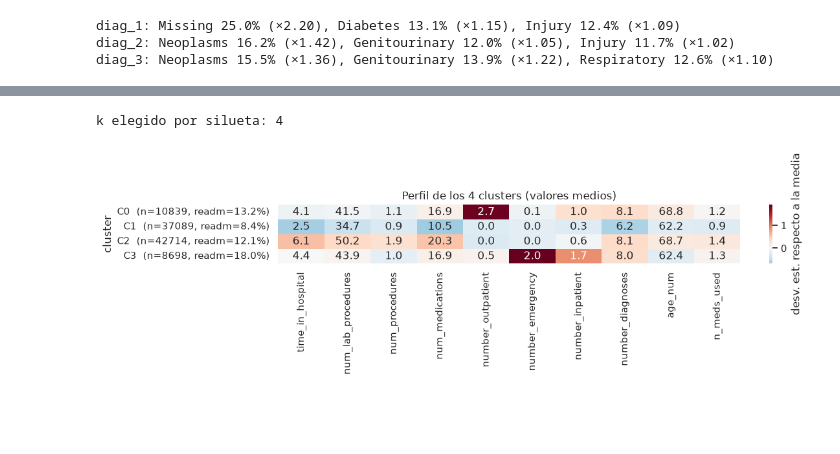
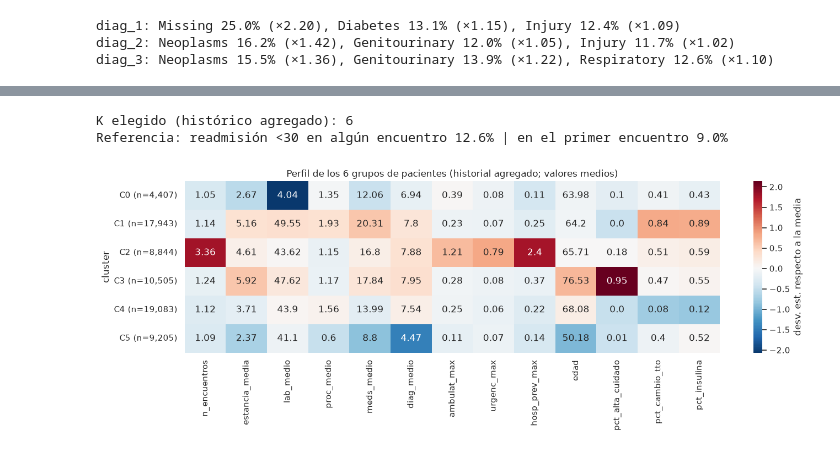
Before and after one commit to danielaestudio02-del/Diabetes, a Jupyter notebook: diabetes_data_mining.ipynb, the cells around one changed output, grey strips where cells are left out. Cells and saved outputs as stored; diff of their text form; code cells hidden in the pictures; blank space fills up the shorter version.

```diff
--- a/diabetes_data_mining.ipynb
+++ b/diabetes_data_mining.ipynb
@@ -843,10 +914,0 @@ k-means sobre los atributos numéricos estandarizados, para buscar perfiles de p
-# %%
-cl_cols = ["time_in_hospital", "num_lab_procedures", "num_procedures", "num_medications",
-           "number_outpatient", "number_emergency", "number_inpatient", "number_diagnoses", "age_num", "n_meds_used"]
-Z = StandardScaler().fit_transform(np.log1p(d[cl_cols]))
-rng = np.random.default_rng(SEED); samp = rng.choice(len(Z), 8000, replace=False)
-sil = {}
-for k in range(2, 8):
-    km = KMeans(k, n_init=10, random_state=SEED).fit(Z)
-    sil[k] = silhouette_score(Z[samp], km.labels_[samp])
-print({k: round(v, 3) for k, v in sil.items()})
@@ -855,18 +997,21 @@ print({k: round(v, 3) for k, v in sil.items()})
 # %%
-K = max(sil, key=sil.get)
-print("k elegido por silueta:", K)
-km = KMeans(K, n_init=10, random_state=SEED).fit(Z)
-d["cluster"] = km.labels_
-prof = d.groupby("cluster")[cl_cols + ["y"]].mean()
-prof.insert(0, "n", d.cluster.value_counts().sort_index())
-prof = prof.rename(columns={"y": "% readm <30"}); prof["% readm <30"] *= 100
-
-fig, ax = plt.subplots(figsize=(12, 3.2))
-sns.heatmap((prof[cl_cols] - d[cl_cols].mean()) / d[cl_cols].std(), annot=prof[cl_cols].round(1), fmt="",
+hist = km_cmp[km_cmp.representación == "histórico agregado"].set_index("k")
+K = int((hist.silhouette_8000.rank() + hist.ARI_medio.rank()).idxmax())   # mejor compromiso compacidad + estabilidad
+print("K elegido (histórico agregado):", K)
+print(f"Referencia: readmisión <30 en algún encuentro {P.readm30_alguna.mean():.1%} | en el primer encuentro {P.readm30_primero.mean():.1%}")
+km = KMeans(K, n_init=10, random_state=SEED).fit(Z_hist)
+P["cluster"] = km.labels_
+prof = P.groupby("cluster")[cl_cols].mean()
+prof.insert(0, "pacientes", P.cluster.value_counts().sort_index())
+prof["% readm<30 alguna"] = 100 * P.groupby("cluster").readm30_alguna.mean()
+prof["% readm<30 1er enc."] = 100 * P.groupby("cluster").readm30_primero.mean()
+fig, ax = plt.subplots(figsize=(14, 0.6 * K + 1.5))
+sns.heatmap((prof[cl_cols] - P[cl_cols].mean()) / P[cl_cols].std(), annot=prof[cl_cols].round(2), fmt="",
             cmap="RdBu_r", center=0, ax=ax, cbar_kws={"label": "desv. est. respecto a la media"})
-ax.set_yticklabels([f"C{i}  (n={n}, readm={r:.1f}%)" for i, (n, r) in enumerate(zip(prof.n, prof['% readm <30']))], rotation=0)
-plt.title(f"Perfil de los {K} clusters (valores medios)"); plt.tight_layout(); plt.show()
-prof.round(2)
+ax.set_yticklabels([f"C{i} (n={n:,})" for i, n in enumerate(prof.pacientes)], rotation=0)
+plt.title(f"Perfil de los {K} grupos de pacientes (historial agregado; valores medios)"); plt.tight_layout(); plt.show()
+display(prof.round(2))
 # %% [output]
-k elegido por silueta: 4
+K elegido (histórico agregado): 6
+Referencia: readmisión <30 en algún encuentro 12.6% | en el primer encuentro 9.0%
-[figure, old version]
+[figure, new version]
```
Also changed, not shown: parts of 14 cells of this notebook.
